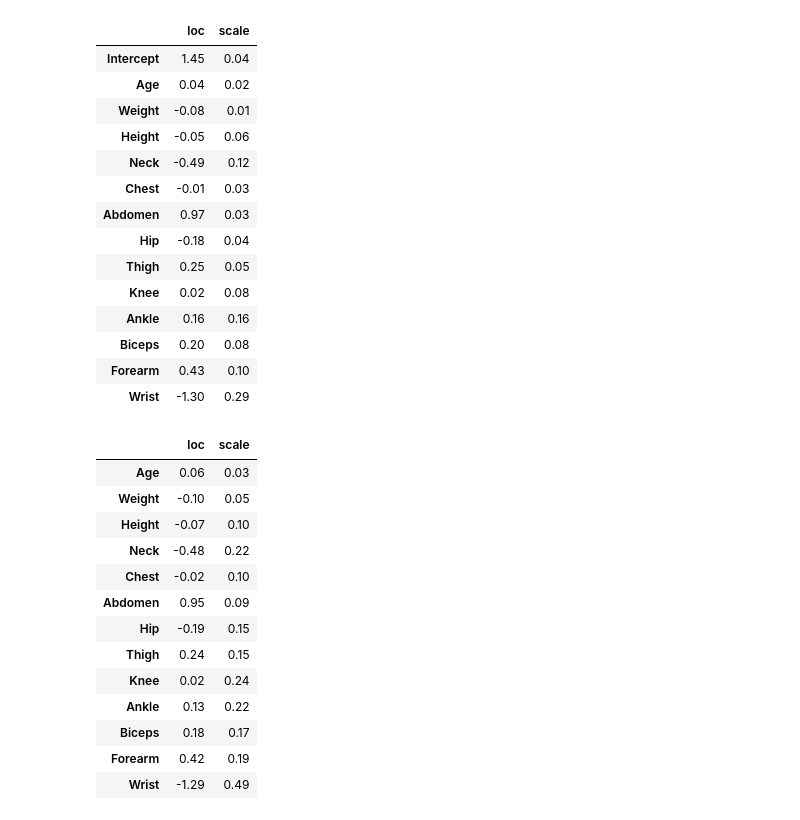
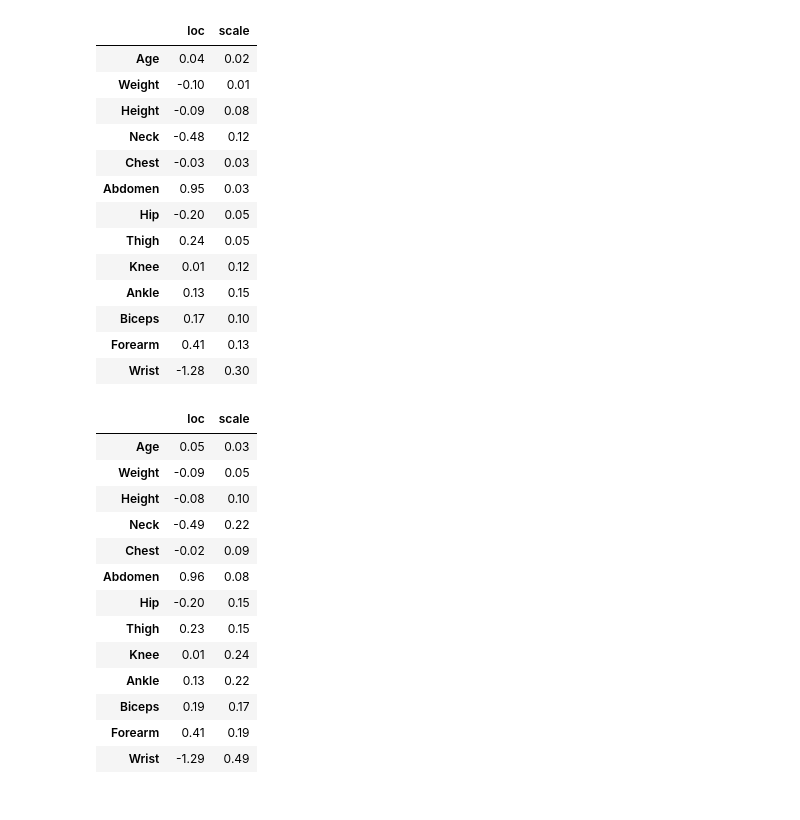
Before and after one commit to mkomod/variational-inference, a Jupyter notebook: py/bodyfat_regressions.ipynb, the cells around one changed output. Drawn from its saved outputs; the diff is of its cells as text; code cells hidden in the pictures.

Commit message:
non-mean-field guides; HMC vs VI comparison; adding template for diagnostics

```diff
--- a/py/bodyfat_regressions.ipynb
+++ b/py/bodyfat_regressions.ipynb
@@ -33,9 +32,11 @@ in_features = x_data.shape[1]
 # %%
 model = br.BayesianRegression(in_features, 1)
 guide = AutoDiagonalNormal(model) # Stochastic Mean field
-adam = pyro.optim.Adam({"lr": 0.03})
+adam = pyro.optim.Adam({"lr": 0.01})
 svi = SVI(model, guide, adam, loss=Trace_ELBO())
 # %%
+torch.manual_seed(1)
 pyro.clear_param_store()
 elbos, samples = br.run_vi(x_data, y_data, svi, model, guide)
+samples["linear.weight"] = samples["linear.weight"].reshape(-1, in_features)
 # %%
@@ -58,48 +60,44 @@ AutoDiagonalNormal.scale tensor([0.0457, 0.0220, 0.0101, 0.0663, 0.1282, 0.0245,
 # %%
-# VI results
-np.round(pd.DataFrame(
-    {
-        "loc": pyro.param("AutoDiagonalNormal.loc").numpy().reshape(-1, ),
-        "scale": pyro.param("AutoDiagonalNormal.scale").numpy().reshape(-1, ),
-    }, index=["Intercept"] + list(data.drop("Bodyfat", axis=1).columns)), 2)
+# VI results -- calculated from posterior samples
+pd.DataFrame({
+    "loc": samples["linear.weight"].mean(axis=0),
+    "scale": samples["linear.weight"].std(axis=0),
+}, index= list(data.drop("Bodyfat", axis=1).columns)).pipe(lambda df: np.round(df, 2))
 # %% [output]
 |  | loc | scale |
-| Intercept | 1.45 | 0.04 |
 | Age | 0.04 | 0.02 |
-| Weight | -0.08 | 0.01 |
-| Height | -0.05 | 0.06 |
-| Neck | -0.49 | 0.12 |
-| Chest | -0.01 | 0.03 |
-| Abdomen | 0.97 | 0.03 |
-| Hip | -0.18 | 0.04 |
-| Thigh | 0.25 | 0.05 |
-| Knee | 0.02 | 0.08 |
-| Ankle | 0.16 | 0.16 |
-| Biceps | 0.20 | 0.08 |
-| Forearm | 0.43 | 0.10 |
-| Wrist | -1.30 | 0.29 |
+| Weight | -0.10 | 0.01 |
+| Height | -0.09 | 0.08 |
+| Neck | -0.48 | 0.12 |
+| Chest | -0.03 | 0.03 |
+| Abdomen | 0.95 | 0.03 |
+| Hip | -0.20 | 0.05 |
+| Thigh | 0.24 | 0.05 |
+| Knee | 0.01 | 0.12 |
+| Ankle | 0.13 | 0.15 |
+| Biceps | 0.17 | 0.10 |
+| Forearm | 0.41 | 0.13 |
+| Wrist | -1.28 | 0.30 |
 # %%
 hmc_samples = br.run_hmc(x_data, y_data, model)
 # %%
 # HMC results
-# I don't know where the intercept is..
-np.round(pd.DataFrame(
-    {
-        "loc": hmc_samples["linear.weight"].mean(axis=0),
-        "scale": hmc_samples["linear.weight"].std(axis=0),
-    }, index= list(data.drop("Bodyfat", axis=1).columns)), 2)
+pd.DataFrame({
+    "loc": hmc_samples["linear.weight"].mean(axis=0),
+    "scale": hmc_samples["linear.weight"].std(axis=0),
+}, index= list(data.drop("Bodyfat", axis=1).columns)).pipe(lambda df: np.round(df, 2))
 # %% [output]
 |  | loc | scale |
-| Age | 0.06 | 0.03 |
-| Weight | -0.10 | 0.05 |
-| Height | -0.07 | 0.10 |
-| Neck | -0.48 | 0.22 |
-| Chest | -0.02 | 0.10 |
-| Abdomen | 0.95 | 0.09 |
-| Hip | -0.19 | 0.15 |
-| Thigh | 0.24 | 0.15 |
-| Knee | 0.02 | 0.24 |
+| Age | 0.05 | 0.03 |
+| Weight | -0.09 | 0.05 |
+| Height | -0.08 | 0.10 |
+| Neck | -0.49 | 0.22 |
+| Chest | -0.02 | 0.09 |
+| Abdomen | 0.96 | 0.08 |
+| Hip | -0.20 | 0.15 |
+| Thigh | 0.23 | 0.15 |
+| Knee | 0.01 | 0.24 |
 | Ankle | 0.13 | 0.22 |
-| Biceps | 0.18 | 0.17 |
-| Forearm | 0.42 | 0.19 |
+| Biceps | 0.19 | 0.17 |
+| Forearm | 0.41 | 0.19 |
 | Wrist | -1.29 | 0.49 |
```
Also changed, not shown: parts of 8 cells of this notebook, 2 other files.
